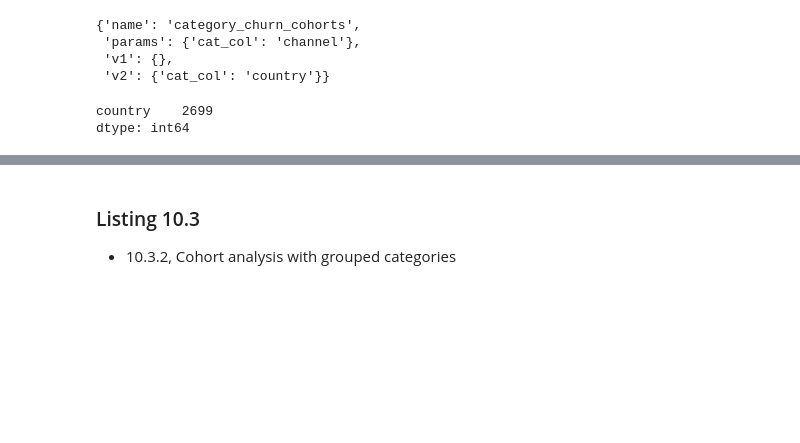
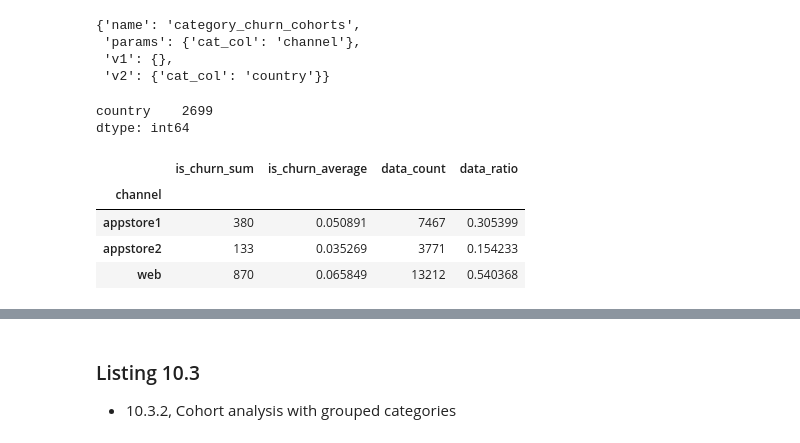
Before and after one commit to davilayang/fight-churn, a Jupyter notebook: notebooks/10-demographics.ipynb, the cells around one changed output, grey strips where cells are left out. Saved outputs shown, nothing was run; the diff lists cells and outputs as text; code cells hidden in the pictures; blank space fills up the shorter version.

```diff
--- a/notebooks/10-demographics.ipynb
+++ b/notebooks/10-demographics.ipynb
@@ -317,6 +315,19 @@ def prepare_category_data(data: pd.DataFrame, category_columns: List[str]) -> pd
     filled_data = data.fillna(value=fill_values)
 
     return filled_data
+# %%
+df.groupby("channel").agg(
+        # {"is_churn": ["sum", "mean"], "channel": ["count", lambda d: d.count() / df.shape[0]]}
+        is_churn_sum=("is_churn", "sum"), is_churn_average=("is_churn", "mean"),
+    data_count=("channel", "count"), data_ratio=("channel", lambda d: d.count() / df.shape[0])
+# ).rename(columns={("channel", "<lambda_0>"): ("channel", "f")})
+)
+# %% [output]
+|  | is_churn_sum | is_churn_average | data_count | data_ratio |
+| channel |  |  |  |  |
+| appstore1 | 380 | 0.050891 | 7467 | 0.305399 |
+| appstore2 | 133 | 0.035269 | 3771 | 0.154233 |
+| web | 870 | 0.065849 | 13212 | 0.540368 |
 # %%
 def category_churn_summary(churn_data: pd.DataFrame, category_column: str) -> pd.DataFrame:
     """Generate summary on the given category column"""
```
Also changed, not shown: parts of 8 cells of this notebook.
